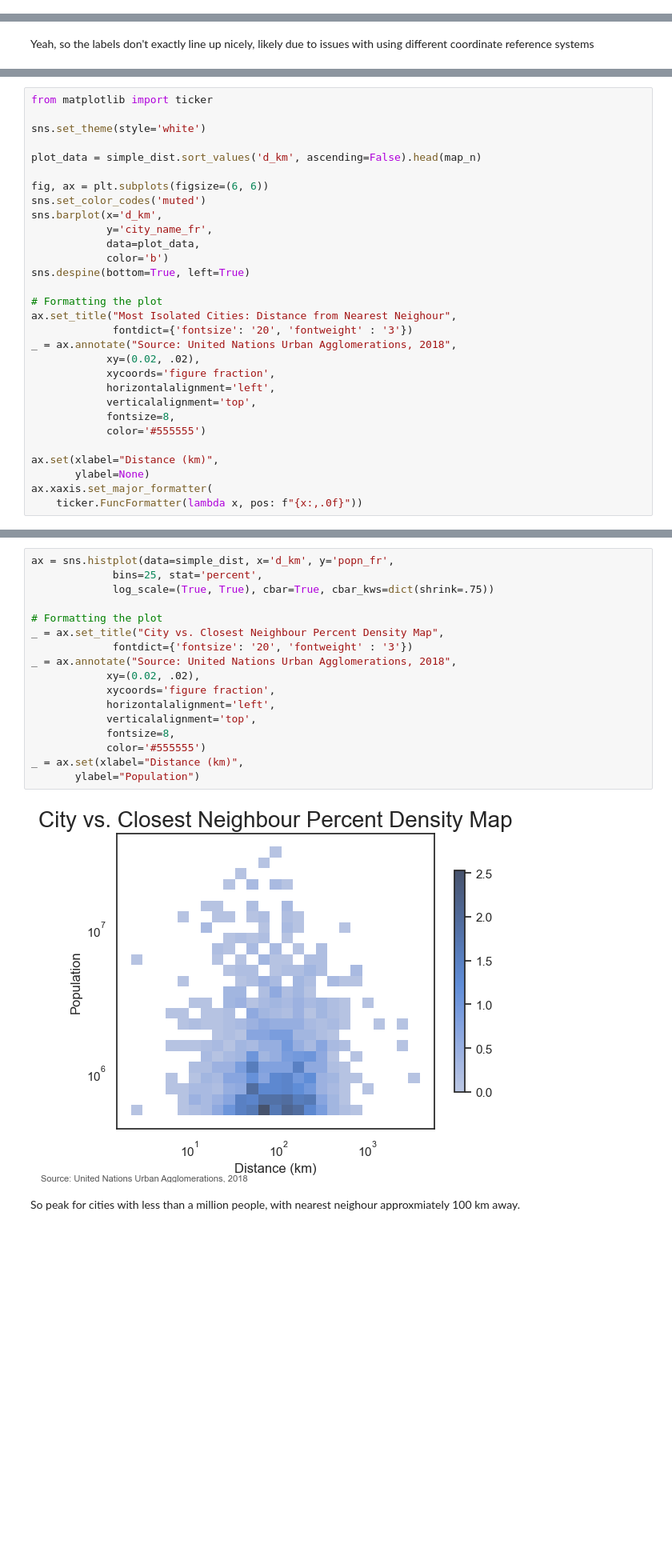
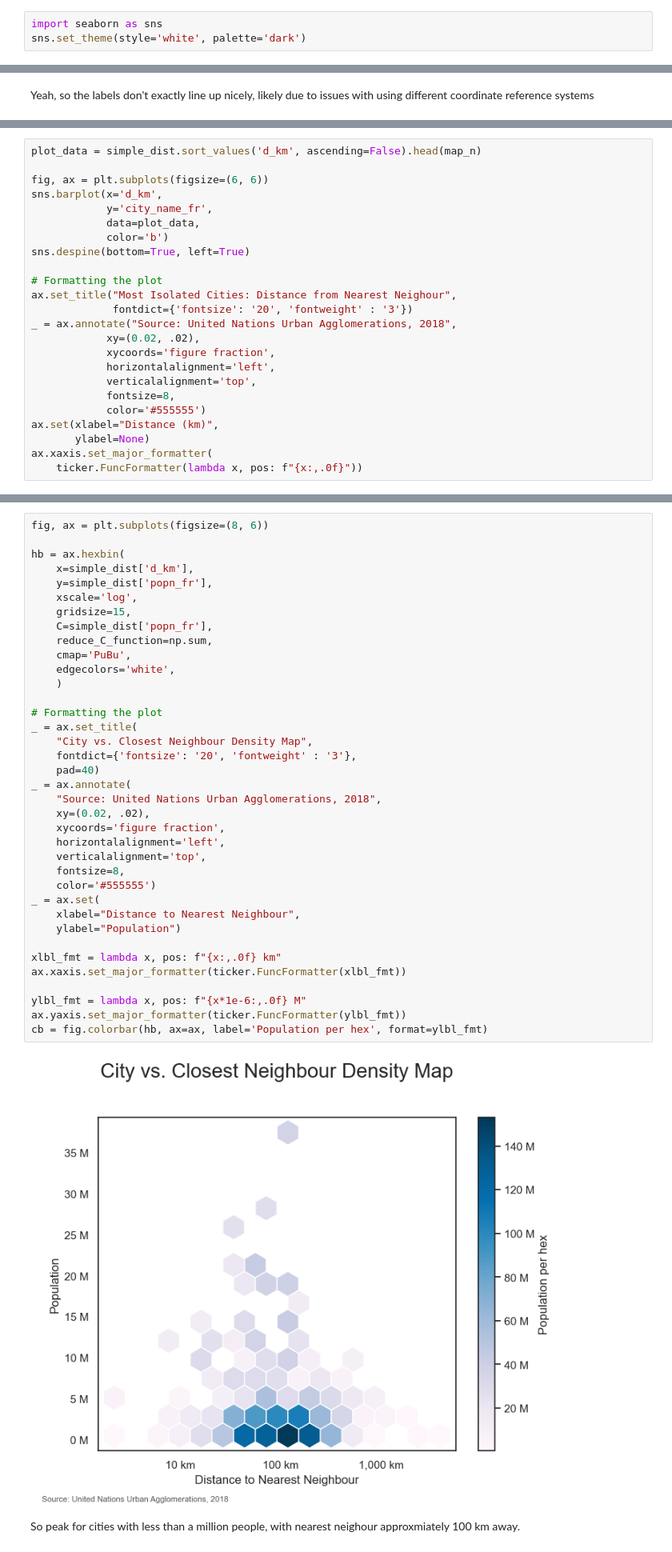
Before and after one commit to qwertytam/hermitcity, a Jupyter notebook: nb/cities.ipynb, the cells around one changed output, grey strips where cells are left out. Shown at 80% size. Saved outputs shown, nothing was run; the diff lists cells and outputs as text; blank space fills up the shorter version.

```diff
--- a/nb/cities.ipynb
+++ b/nb/cities.ipynb
@@ -155,0 +160,3 @@ The Largest Cities in the Data
+# %%
+import seaborn as sns
+sns.set_theme(style='white', palette='dark')
@@ -698,12 +782,7 @@ Yeah, so the labels don't exactly line up nicely, likely due to issues with usin
 # %%
-from matplotlib import ticker
-
-sns.set_theme(style='white')
-
 plot_data = simple_dist.sort_values('d_km', ascending=False).head(map_n)
 
 fig, ax = plt.subplots(figsize=(6, 6))
-sns.set_color_codes('muted')
 sns.barplot(x='d_km',
             y='city_name_fr',
             data=plot_data,
@@ -720,7 +799,6 @@ _ = ax.annotate("Source: United Nations Urban Agglomerations, 2018",
             verticalalignment='top',
             fontsize=8,
             color='#555555')
-
 ax.set(xlabel="Distance (km)",
        ylabel=None)
 ax.xaxis.set_major_formatter(
@@ -730,22 +810,42 @@ ax.xaxis.set_major_formatter(
 # %%
-ax = sns.histplot(data=simple_dist, x='d_km', y='popn_fr',
-             bins=25, stat='percent',
-             log_scale=(True, True), cbar=True, cbar_kws=dict(shrink=.75))
+fig, ax = plt.subplots(figsize=(8, 6))
+
+hb = ax.hexbin(
+    x=simple_dist['d_km'],
+    y=simple_dist['popn_fr'],
+    xscale='log',
+    gridsize=15,
+    C=simple_dist['popn_fr'],
+    reduce_C_function=np.sum,
+    cmap='PuBu',
+    edgecolors='white',
+    )
 
 # Formatting the plot
-_ = ax.set_title("City vs. Closest Neighbour Percent Density Map",
-             fontdict={'fontsize': '20', 'fontweight' : '3'})
-_ = ax.annotate("Source: United Nations Urban Agglomerations, 2018",
-            xy=(0.02, .02),
-            xycoords='figure fraction',
-            horizontalalignment='left',
-            verticalalignment='top',
-            fontsize=8,
-            color='#555555')
-_ = ax.set(xlabel="Distance (km)",
-       ylabel="Population")
+_ = ax.set_title(
+    "City vs. Closest Neighbour Density Map",
+    fontdict={'fontsize': '20', 'fontweight' : '3'},
+    pad=40)
+_ = ax.annotate(
+    "Source: United Nations Urban Agglomerations, 2018",
+    xy=(0.02, .02),
+    xycoords='figure fraction',
+    horizontalalignment='left',
+    verticalalignment='top',
+    fontsize=8,
+    color='#555555')
+_ = ax.set(
+    xlabel="Distance to Nearest Neighbour",
+    ylabel="Population")
+
+xlbl_fmt = lambda x, pos: f"{x:,.0f} km"
+ax.xaxis.set_major_formatter(ticker.FuncFormatter(xlbl_fmt))
+
+ylbl_fmt = lambda x, pos: f"{x*1e-6:,.0f} M"
+ax.yaxis.set_major_formatter(ticker.FuncFormatter(ylbl_fmt))
+cb = fig.colorbar(hb, ax=ax, label='Population per hex', format=ylbl_fmt)
 # %% [output]
-[figure, old version]
+[figure, new version]
 # %% [markdown]
 So peak for cities with less than a million people, with nearest neighour approxmiately 100 km away.
 # %% [markdown]
```
Also changed, not shown: parts of 25 cells of this notebook.
